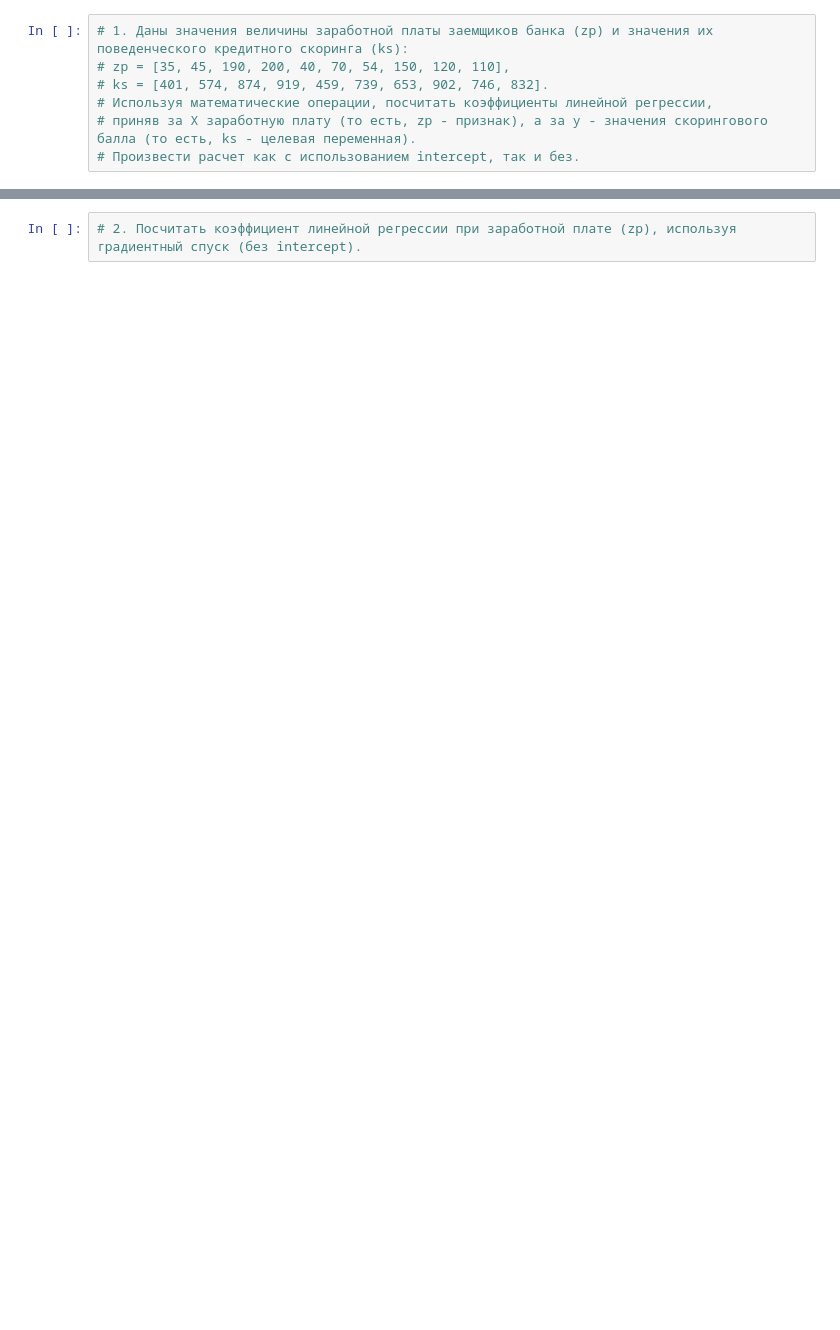
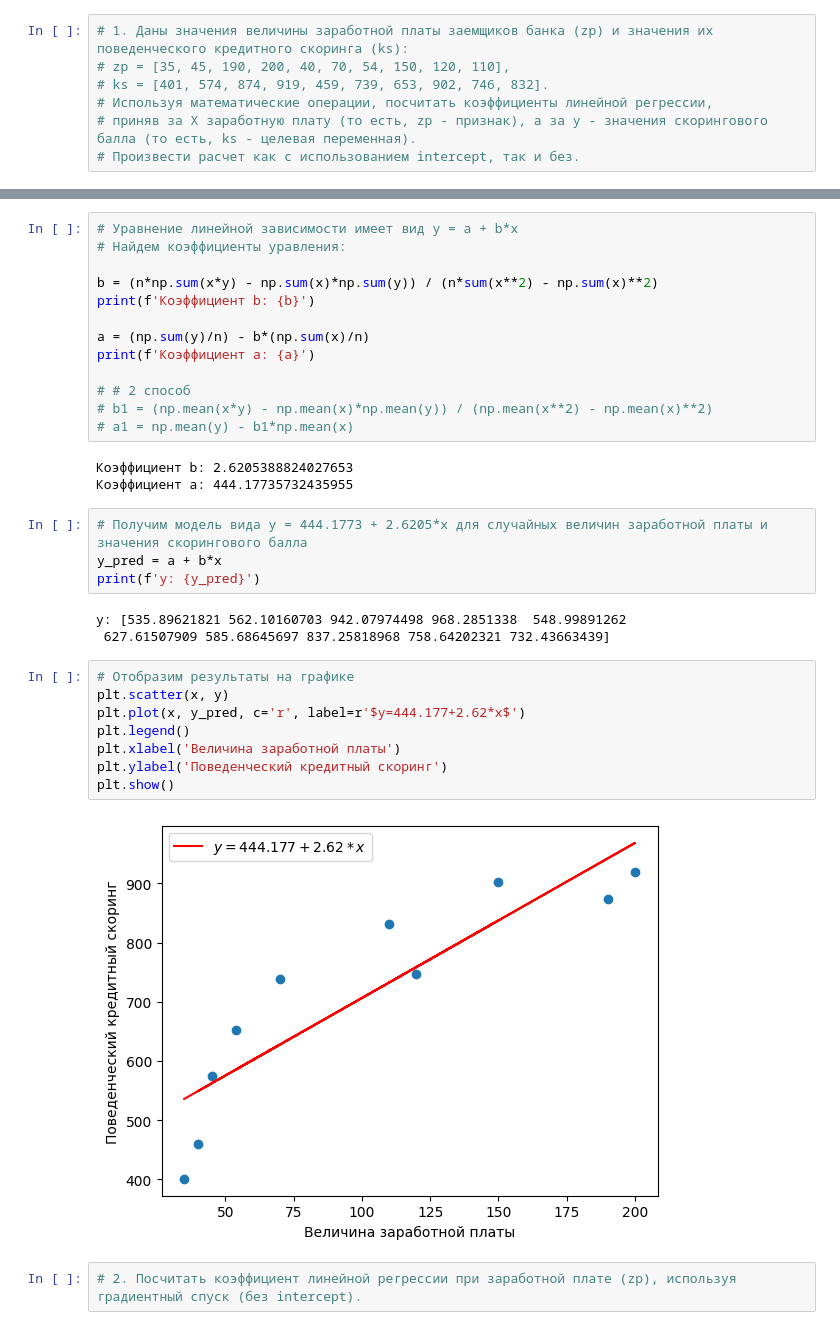
Before and after one commit to MaryVecherik/Math.statistic-seminars-homework, a Jupyter notebook: seminar9/homework9.ipynb, the cells around one changed output, grey strips where cells are left out. Cells and saved outputs as stored; diff of their text form; blank space fills up the shorter version.

```diff
--- a/seminar9/homework9.ipynb
+++ b/seminar9/homework9.ipynb
@@ -8,2 +24,35 @@
+# %%
+# Уравнение линейной зависимости имеет вид y = a + b*x
+# Найдем коэффициенты уравления:
+
+b = (n*np.sum(x*y) - np.sum(x)*np.sum(y)) / (n*sum(x**2) - np.sum(x)**2)
+print(f'Коэффициент b: {b}')
+
+a = (np.sum(y)/n) - b*(np.sum(x)/n)
+print(f'Коэффициент a: {a}')
+
+# # 2 способ
+# b1 = (np.mean(x*y) - np.mean(x)*np.mean(y)) / (np.mean(x**2) - np.mean(x)**2)
+# a1 = np.mean(y) - b1*np.mean(x)
+# %% [output]
+Коэффициент b: 2.6205388824027653
+Коэффициент a: 444.17735732435955
+# %%
+# Получим модель вида y = 444.1773 + 2.6205*x для случайных величин заработной платы и значения скорингового балла
+y_pred = a + b*x
+print(f'y: {y_pred}')
+# %% [output]
+y: [535.89621821 562.10160703 942.07974498 968.2851338  548.99891262
+ 627.61507909 585.68645697 837.25818968 758.64202321 732.43663439]
+# %%
+# Отобразим результаты на графике
+plt.scatter(x, y)
+plt.plot(x, y_pred, c='r', label=r'$y=444.177+2.62*x$')
+plt.legend()
+plt.xlabel('Величина заработной платы')
+plt.ylabel('Поведенческий кредитный скоринг')
+plt.show()
+# %% [output]
+[figure, added]
 # %%
 # 2. Посчитать коэффициент линейной регрессии при заработной плате (zp), используя градиентный спуск (без intercept).
```
Also changed, not shown: parts of 7 cells of this notebook.
